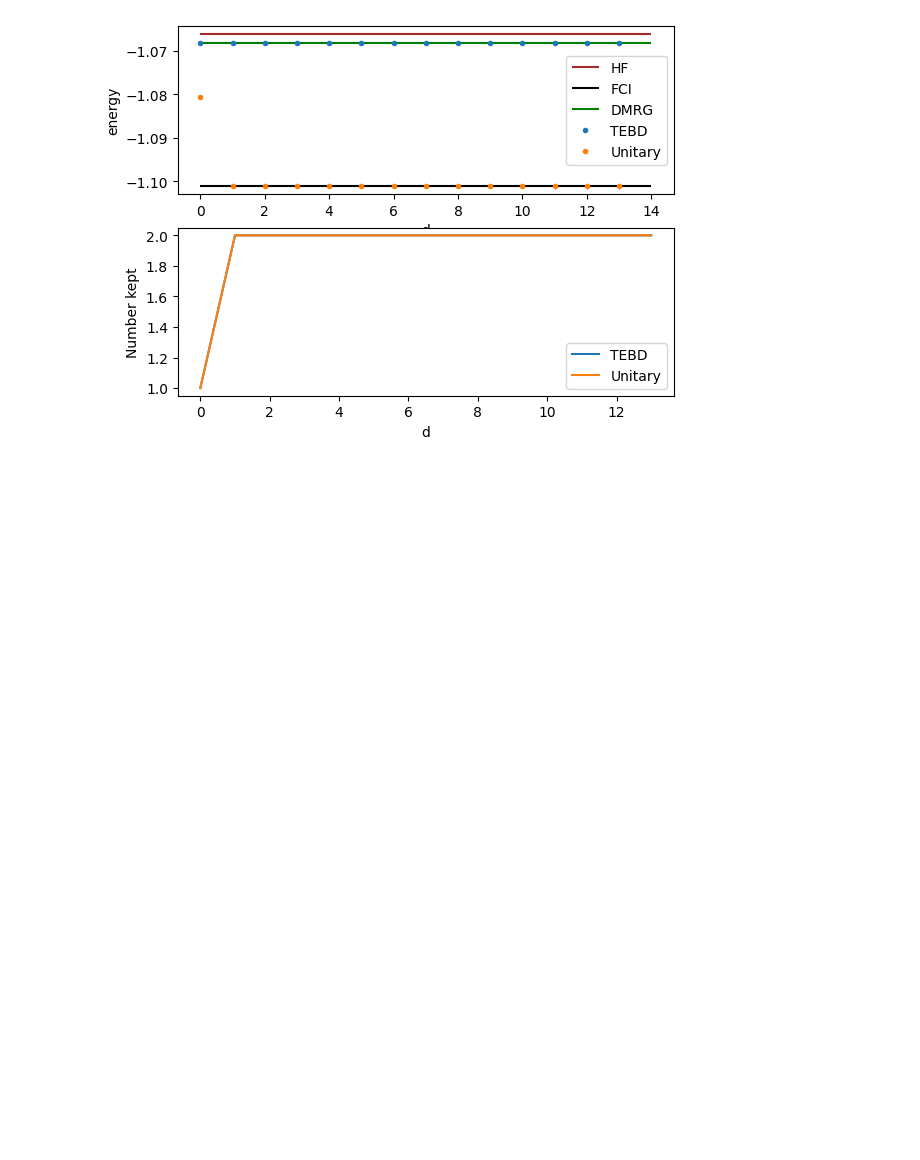
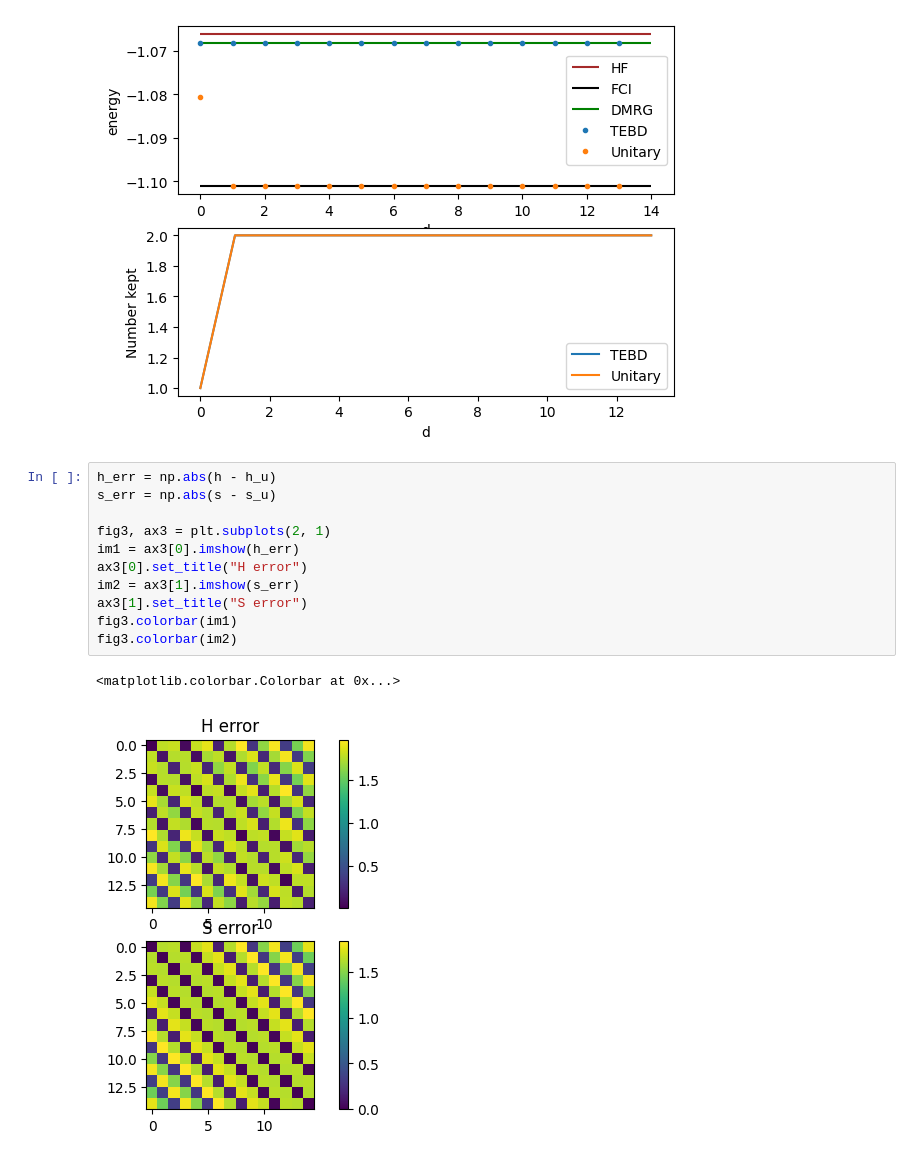
Before and after one commit to bdalfavero/RealTimeKrylov, a Jupyter notebook: hydrogen_plot.ipynb, the cells around one changed output. Saved outputs shown, nothing was run; the diff lists cells and outputs as text; blank space fills up the shorter version.

Commit message:
Upped the TEBD bond dimension and then showed absolute error in the subsapce matrices.

```diff
--- a/hydrogen_plot.ipynb
+++ b/hydrogen_plot.ipynb
@@ -52,3 +52,17 @@ ax2[1].legend()
 # %% [output]
 <matplotlib.legend.Legend at 0x...>
 [figure]
+# %%
+h_err = np.abs(h - h_u)
+s_err = np.abs(s - s_u)
+
+fig3, ax3 = plt.subplots(2, 1)
+im1 = ax3[0].imshow(h_err)
+ax3[0].set_title("H error")
+im2 = ax3[1].imshow(s_err)
+ax3[1].set_title("S error")
+fig3.colorbar(im1)
+fig3.colorbar(im2)
+# %% [output]
+<matplotlib.colorbar.Colorbar at 0x...>
+[figure, added]
```
Also changed, not shown: 1 other file.
